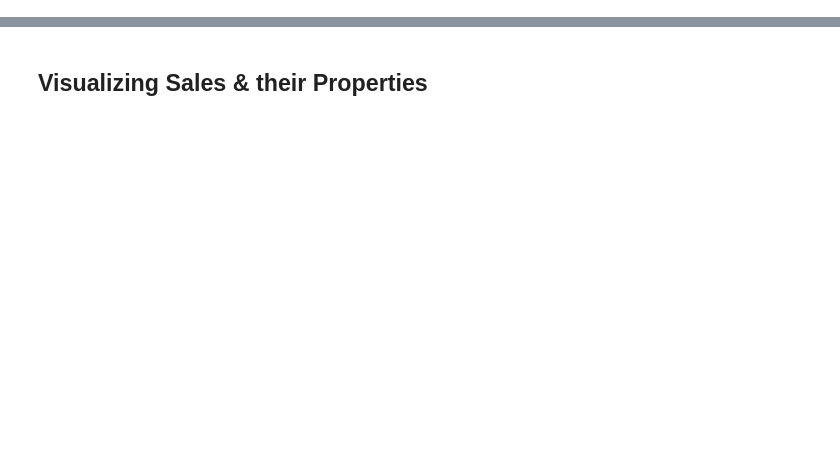
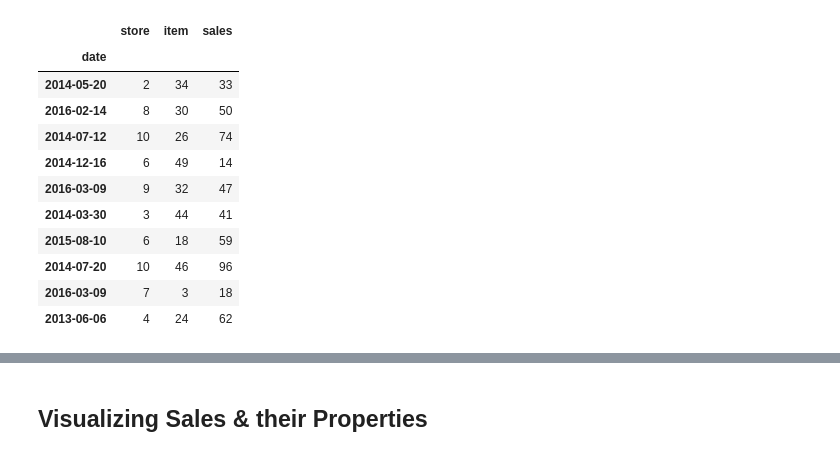
Before and after one commit to Shivanshu17/Item_Demand_Forecasting, a Jupyter notebook: Demand_Forecasting.ipynb, the cells around one changed output, grey strips where cells are left out. Drawn from its saved outputs; the diff is of its cells as text; code cells hidden in the pictures; blank space fills up the shorter version.

```diff
--- a/Demand_Forecasting.ipynb
+++ b/Demand_Forecasting.ipynb
@@ -19,9 +39,22 @@ for dirname, _, filenames in os.walk('/kaggle/input/demand-forecasting-kernels-o
 # %%
-sales_train = pd.read_csv('/kaggle/input/demand-forecasting-kernels-only/train.csv', index_col = 0)
-sales_test = pd.read_csv('/kaggle/input/demand-forecasting-kernels-only/test.csv',index_col = 1)
+sales_train = pd.read_csv('/content/drive/My Drive/Colab Notebooks/train.csv', index_col = 0)
+# sales_test = pd.read_csv('/kaggle/input/demand-forecasting-kernels-only/test.csv',index_col = 1)
 sales_train.index = pd.to_datetime(sales_train.index)
-sales_test.index = pd.to_datetime(sales_test.index)
+# sales_test.index = pd.to_datetime(sales_test.index)
 display(sales_train.sample(10))
-display(sales_test.sample(10))
+# display(sales_test.sample(10))
+# %% [output]
+|  | store | item | sales |
+| date |  |  |  |
+| 2014-05-20 | 2 | 34 | 33 |
+| 2016-02-14 | 8 | 30 | 50 |
+| 2014-07-12 | 10 | 26 | 74 |
+| 2014-12-16 | 6 | 49 | 14 |
+| 2016-03-09 | 9 | 32 | 47 |
+| 2014-03-30 | 3 | 44 | 41 |
+| 2015-08-10 | 6 | 18 | 59 |
+| 2014-07-20 | 10 | 46 | 96 |
+| 2016-03-09 | 7 | 3 | 18 |
+| 2013-06-06 | 4 | 24 | 62 |
 # %%
 display(sales_train.info())
```
Also changed, not shown: parts of 38 cells of this notebook.
